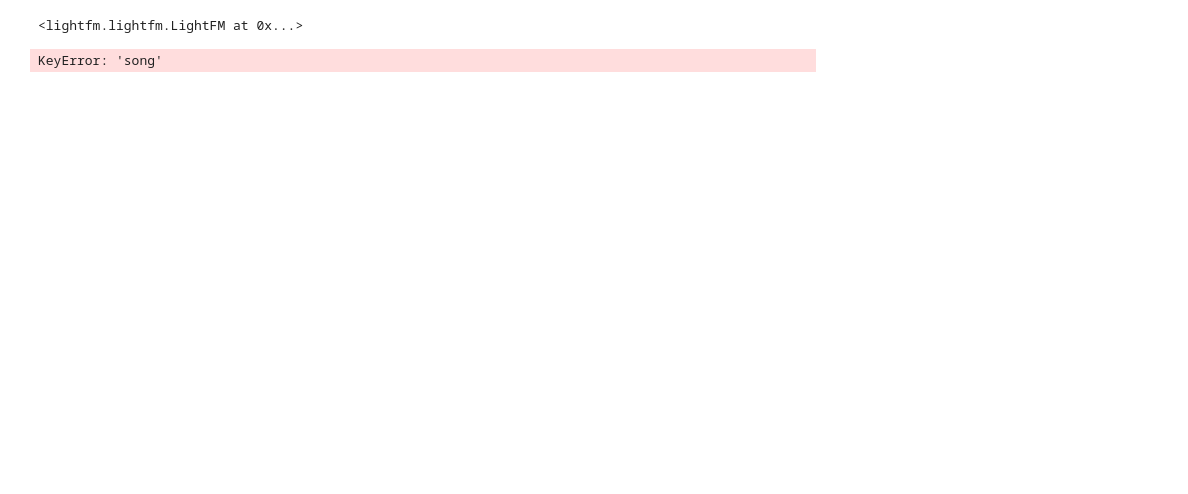
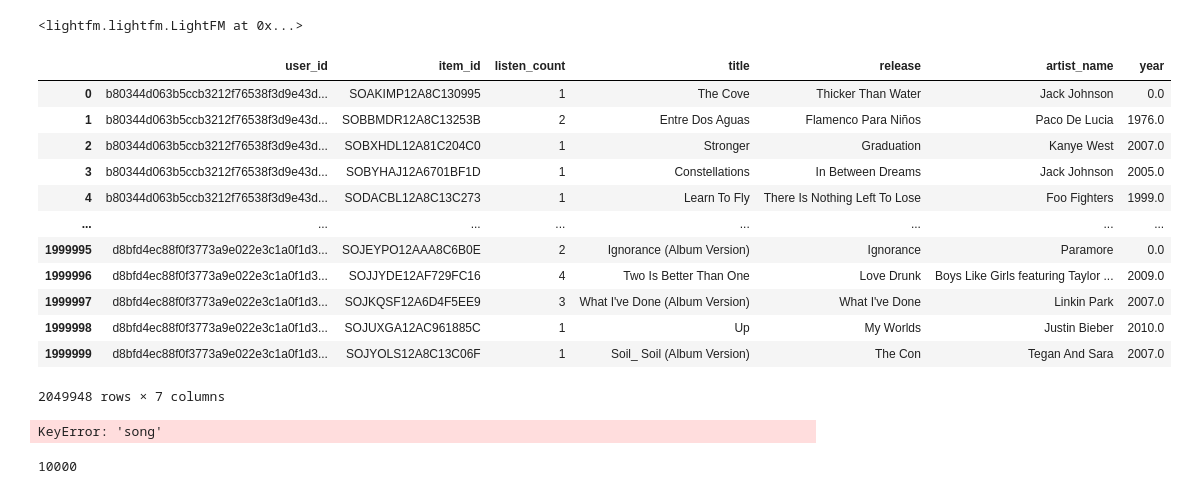
Before and after one commit to atsai24/song_recommender, a Jupyter notebook: eda_fsm.ipynb, the cells around one changed output. Saved outputs shown, nothing was run; the diff lists cells and outputs as text; code cells hidden in the pictures; blank space fills up the shorter version.

```diff
--- a/eda_fsm.ipynb
+++ b/eda_fsm.ipynb
@@ -45,2 +84,18 @@ song_df = pd.merge(listen_data_small, song_data.drop_duplicates(['song_id']), le
+# %%
+song_df
+# %% [output]
+|  | user_id | item_id | listen_count | title | release | artist_name | year |
+| 0 | b80344d063b5ccb3212f76538f3d9e43d... | SOAKIMP12A8C130995 | 1 | The Cove | Thicker Than Water | Jack Johnson | 0.0 |
+| 1 | b80344d063b5ccb3212f76538f3d9e43d... | SOBBMDR12A8C13253B | 2 | Entre Dos Aguas | Flamenco Para Niños | Paco De Lucia | 1976.0 |
+| 2 | b80344d063b5ccb3212f76538f3d9e43d... | SOBXHDL12A81C204C0 | 1 | Stronger | Graduation | Kanye West | 2007.0 |
+| 3 | b80344d063b5ccb3212f76538f3d9e43d... | SOBYHAJ12A6701BF1D | 1 | Constellations | In Between Dreams | Jack Johnson | 2005.0 |
+| 4 | b80344d063b5ccb3212f76538f3d9e43d... | SODACBL12A8C13C273 | 1 | Learn To Fly | There Is Nothing Left To Lose | Foo Fighters | 1999.0 |
+| ... | ... | ... | ... | ... | ... | ... | ... |
+| 1999995 | d8bfd4ec88f0f3773a9e022e3c1a0f1d3... | SOJEYPO12AAA8C6B0E | 2 | Ignorance (Album Version) | Ignorance | Paramore | 0.0 |
+| 1999996 | d8bfd4ec88f0f3773a9e022e3c1a0f1d3... | SOJJYDE12AF729FC16 | 4 | Two Is Better Than One | Love Drunk | Boys Like Girls featuring Taylor ... | 2009.0 |
+| 1999997 | d8bfd4ec88f0f3773a9e022e3c1a0f1d3... | SOJKQSF12A6D4F5EE9 | 3 | What I've Done (Album Version) | What I've Done | Linkin Park | 2007.0 |
+| 1999998 | d8bfd4ec88f0f3773a9e022e3c1a0f1d3... | SOJUXGA12AC961885C | 1 | Up | My Worlds | Justin Bieber | 2010.0 |
+| 1999999 | d8bfd4ec88f0f3773a9e022e3c1a0f1d3... | SOJYOLS12A8C13C06F | 1 | Soil_ Soil (Album Version) | The Con | Tegan And Sara | 2007.0 |
+2049948 rows × 7 columns
 # %%
 users = song_df['user_id'].unique()
@@ -52,3 +106,7 @@ song_grouped['percentage']  = song_grouped['listen_count'].div(grouped_sum)*100
 song_grouped.sort_values(['listen_count', 'song'], ascending = [0,1])
 # %% [output]
 KeyError: 'song'
+# %%
+len(songs)
+# %% [output]
+10000
```
Also changed, not shown: parts of 48 cells of this notebook, 1 other file.
